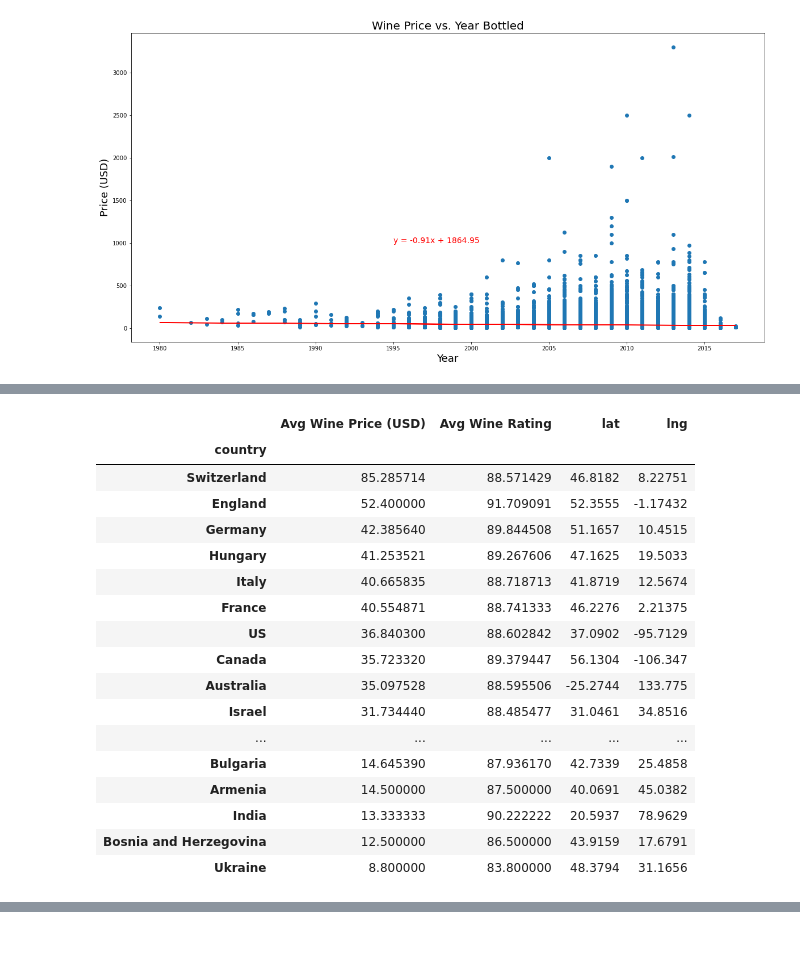
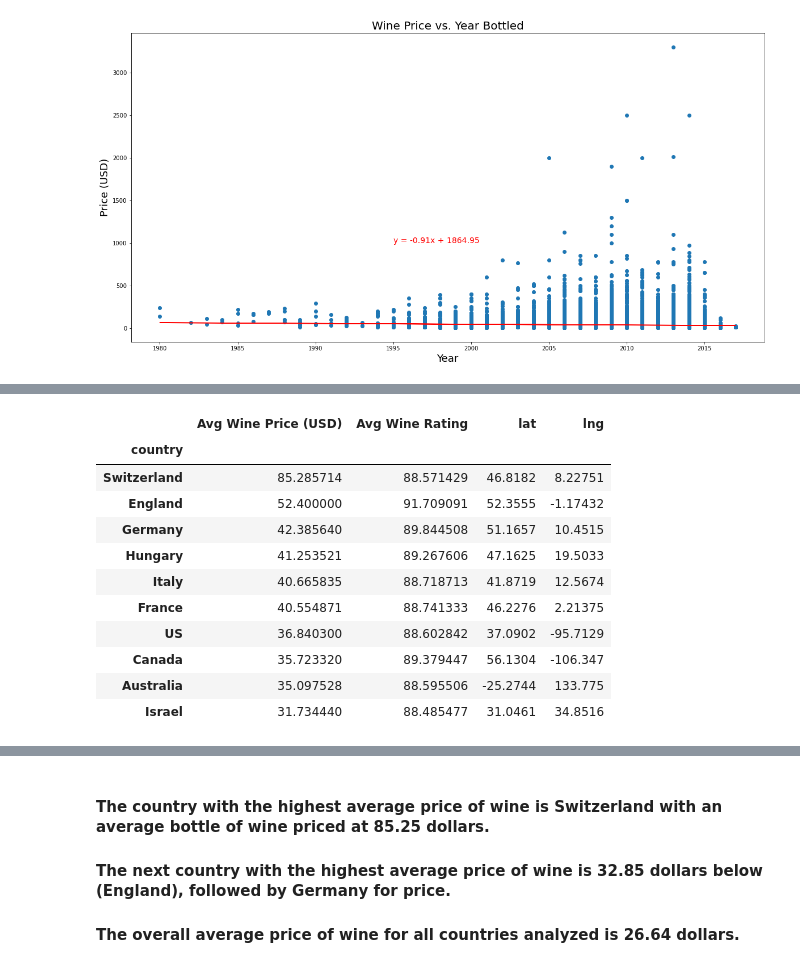
Before and after one commit to NHoyer95/umnbootcamp-project-1, a Jupyter notebook: WineRatings.ipynb, the cells around one changed output, grey strips where cells are left out. Saved outputs shown, nothing was run; the diff lists cells and outputs as text; code cells hidden in the pictures; blank space fills up the shorter version.

```diff
--- a/WineRatings.ipynb
+++ b/WineRatings.ipynb
@@ -232,26 +212,20 @@ wine_country
 # %%
 # Identify the top 10 most expensive wine countries
 most_expensive = wine_country.sort_values(["Avg Wine Price (USD)"], ascending = False)
-most_expensive
+most_expensive.head(10)
 # %% [output]
 |  | Avg Wine Price (USD) | Avg Wine Rating | lat | lng |
 | country |  |  |  |  |
 | Switzerland | 85.285714 | 88.571429 | 46.8182 | 8.22751 |
 | England | 52.400000 | 91.709091 | 52.3555 | -1.17432 |
 | Germany | 42.385640 | 89.844508 | 51.1657 | 10.4515 |
 | Hungary | 41.253521 | 89.267606 | 47.1625 | 19.5033 |
 | Italy | 40.665835 | 88.718713 | 41.8719 | 12.5674 |
 | France | 40.554871 | 88.741333 | 46.2276 | 2.21375 |
 | US | 36.840300 | 88.602842 | 37.0902 | -95.7129 |
 | Canada | 35.723320 | 89.379447 | 56.1304 | -106.347 |
 | Australia | 35.097528 | 88.595506 | -25.2744 | 133.775 |
 | Israel | 31.734440 | 88.485477 | 31.0461 | 34.8516 |
-| ... | ... | ... | ... | ... |
-| Bulgaria | 14.645390 | 87.936170 | 42.7339 | 25.4858 |
-| Armenia | 14.500000 | 87.500000 | 40.0691 | 45.0382 |
-| India | 13.333333 | 90.222222 | 20.5937 | 78.9629 |
-| Bosnia and Herzegovina | 12.500000 | 86.500000 | 43.9159 | 17.6791 |
-| Ukraine | 8.800000 | 83.800000 | 48.3794 | 31.1656 |
 # %%
 # Storing variables for gmap use
 locations = wine_country[["lat", "lng"]]
@@ -272,6 +246,10 @@ fig.add_layer(price_layer)
 fig
 # %% [output]
 [interactive output not drawn]
+# %% [markdown]
+#### The country with the highest average price of wine is Switzerland with an average bottle of wine priced at 85.25 dollars.
+#### The next country with the highest average price of wine is 32.85 dollars below (England), followed by Germany for price.
+#### The overall average price of wine for all countries analyzed is 26.64 dollars.
 # %%
 # Identify countries with the highest rated wine
 # Avg wine ratings by country
```
Also changed, not shown: parts of 10 cells of this notebook.
